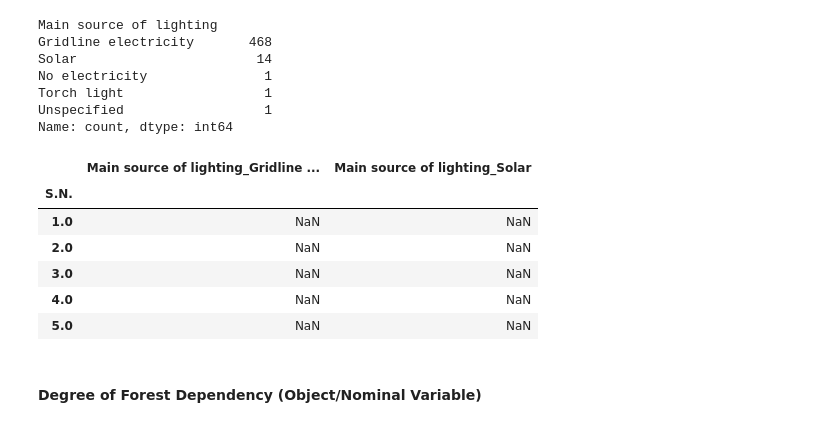
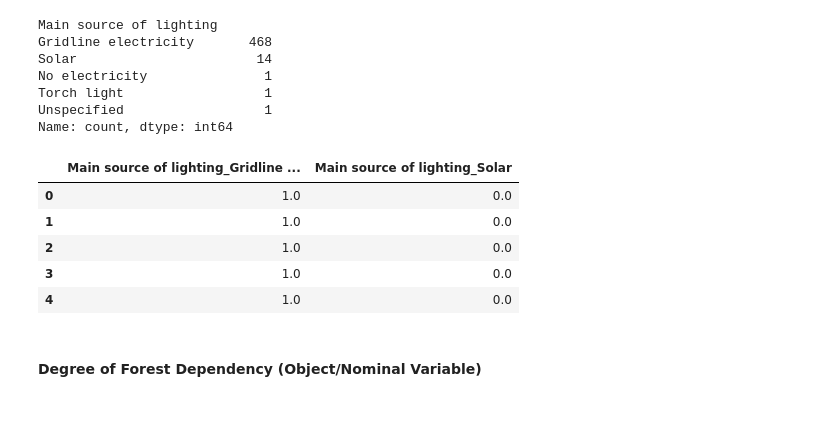
Before and after one commit to Prience91/REDAA-Wildfire, a Jupyter notebook: Neighborhood analysis IV (extended).ipynb, the cells around one changed output. Cells and saved outputs as stored; diff of their text form; code cells hidden in the pictures.

```diff
--- a/Neighborhood analysis IV (extended).ipynb
+++ b/Neighborhood analysis IV (extended).ipynb
@@ -879,21 +958,20 @@ Name: count, dtype: int64
 # %%
 #Encoding the nominal variables with OneHotEncoding
 from sklearn.preprocessing import OneHotEncoder
 OH_Encoder = OneHotEncoder(sparse_output = False,
                            handle_unknown = "ignore")
 Lighting = OH_Encoder.fit_transform(Lightings)
-Lighting = pd.DataFrame(Lightings, columns = OH_Encoder.get_feature_names_out(Lightings.columns))
+Lighting = pd.DataFrame(Lighting, columns = OH_Encoder.get_feature_names_out(Lightings.columns))
 Lighting.drop(columns = ["Main source of lighting_No electricity ", "Main source of lighting_Torch light", "Main source of lighting_Unspecified"],
               inplace = True) #Due to high sparsity of these values
 Lighting.head() #The variables will be pinned against no electricity or other unspecified sources of electricity
 # %% [output]
 |  | Main source of lighting_Gridline ... | Main source of lighting_Solar |
-| S.N. |  |  |
-| 1.0 | NaN | NaN |
-| 2.0 | NaN | NaN |
-| 3.0 | NaN | NaN |
-| 4.0 | NaN | NaN |
-| 5.0 | NaN | NaN |
+| 0 | 1.0 | 0.0 |
+| 1 | 1.0 | 0.0 |
+| 2 | 1.0 | 0.0 |
+| 3 | 1.0 | 0.0 |
+| 4 | 1.0 | 0.0 |
 # %% [markdown]
 #### Degree of Forest Dependency (Object/Nominal Variable)
 # %%
```
Also changed, not shown: parts of 20 cells of this notebook.
